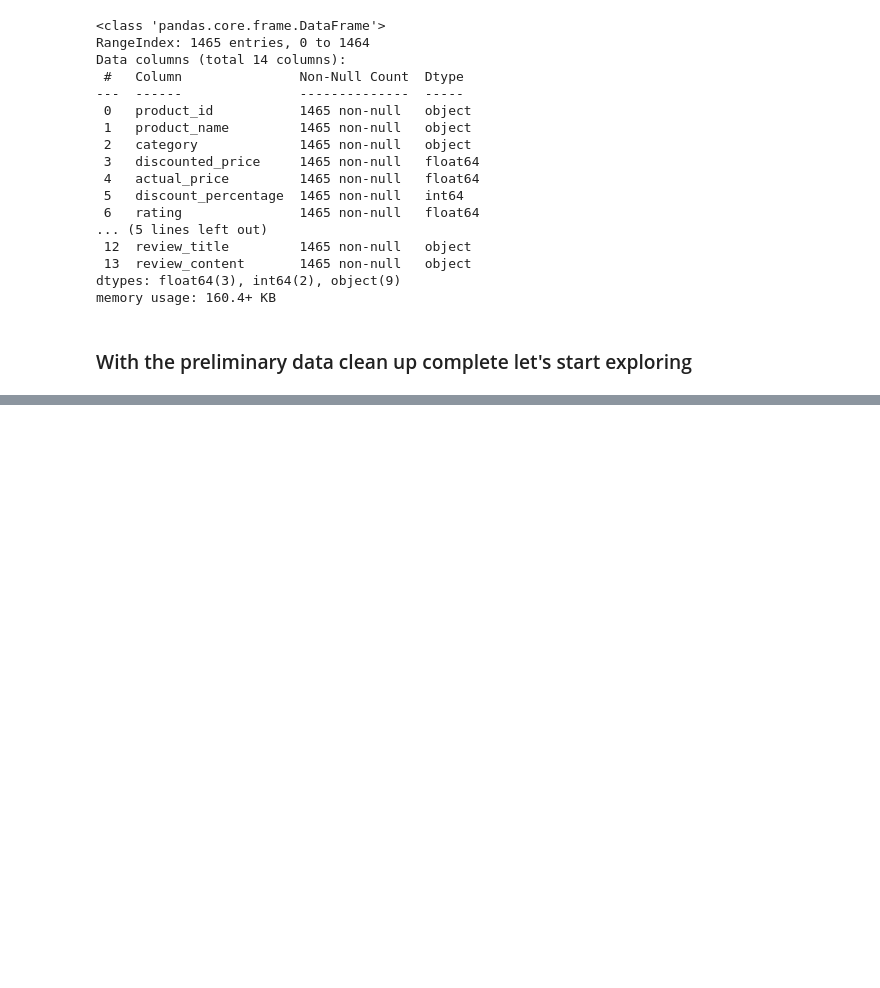
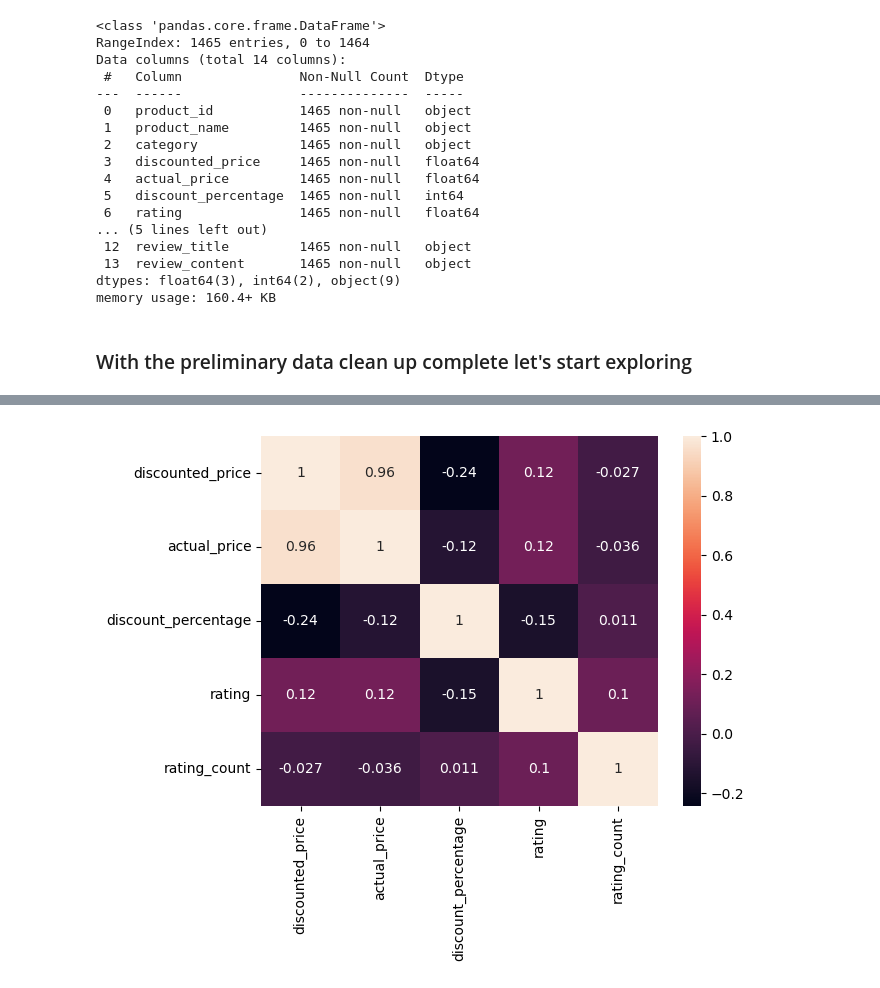
Before and after one commit to DomH-dev/Retail-Transactions-Analysis, a Jupyter notebook: retail.ipynb, the cells around one changed output, grey strips where cells are left out. Saved outputs shown, nothing was run; the diff lists cells and outputs as text; code cells hidden in the pictures; blank space fills up the shorter version.

```diff
--- a/retail.ipynb
+++ b/retail.ipynb
@@ -125,0 +163,5 @@ df.describe()
+# %%
+sns.heatmap(df.corr(numeric_only=True), annot=True)
+plt.show()
+# %% [output]
+[figure, added]
```
Also changed, not shown: parts of 28 cells of this notebook.
